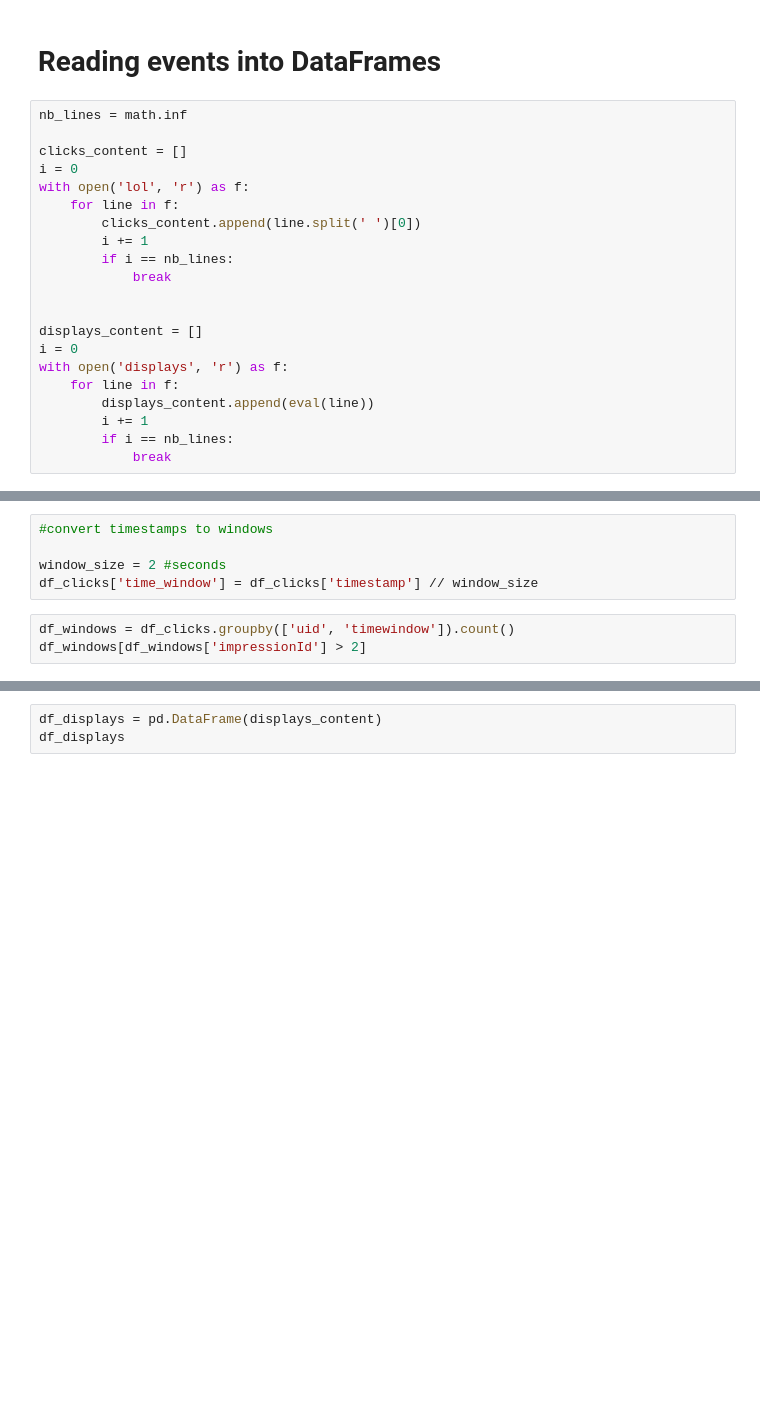
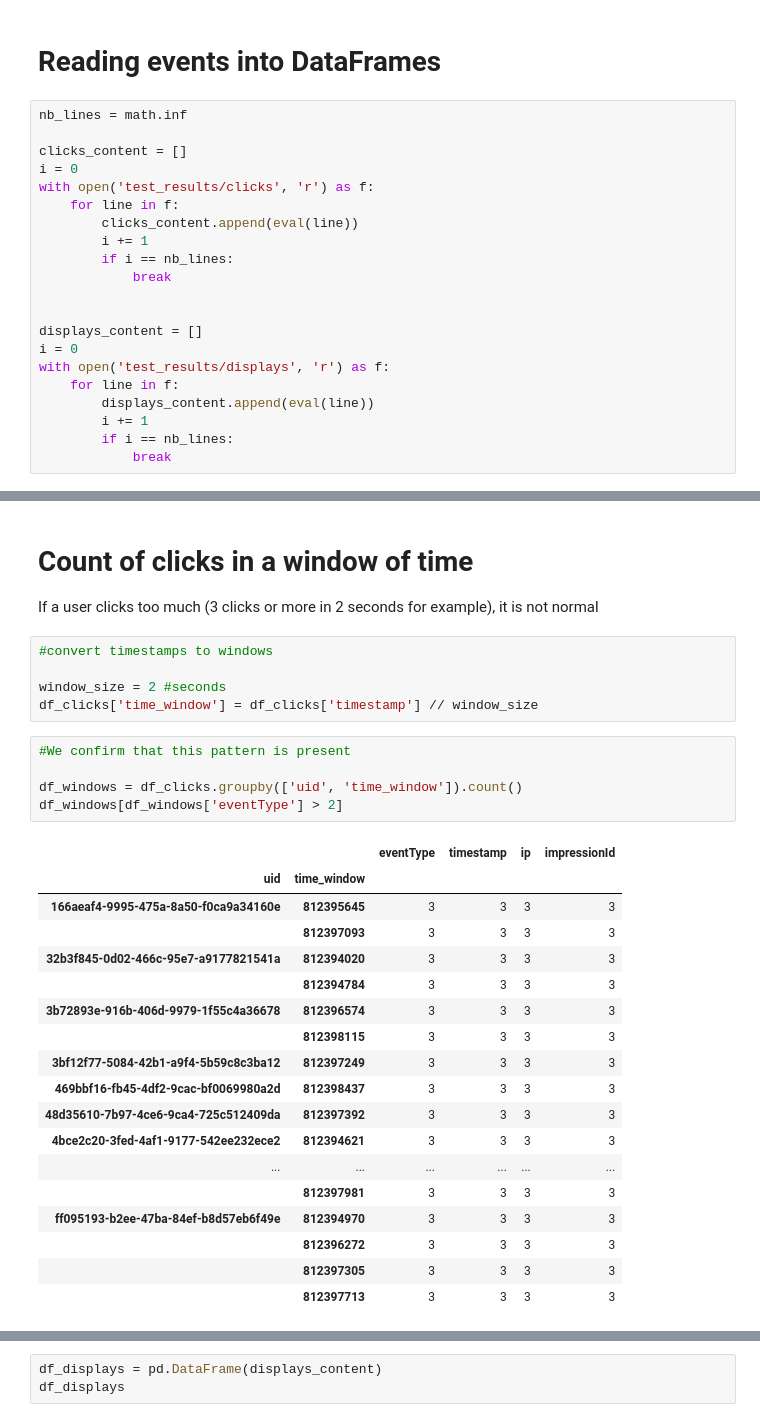
Before and after one commit to IsraMekki/ClickFraudDetection, a Jupyter notebook: offline_analysis.ipynb, the cells around one changed output, grey strips where cells are left out. Drawn from its saved outputs; the diff is of its cells as text; blank space fills up the shorter version.

```diff
--- a/offline_analysis.ipynb
+++ b/offline_analysis.ipynb
@@ -11,9 +11,9 @@ nb_lines = math.inf
 
 clicks_content = []
 i = 0
-with open('lol', 'r') as f:
+with open('test_results/clicks', 'r') as f:
     for line in f:
-        clicks_content.append(line.split(' ')[0])
+        clicks_content.append(eval(line))
         i += 1
         if i == nb_lines:
             break
@@ -21,7 +21,7 @@ with open('lol', 'r') as f:
 
 displays_content = []
 i = 0
-with open('displays', 'r') as f:
+with open('test_results/displays', 'r') as f:
     for line in f:
         displays_content.append(eval(line))
         i += 1
@@ -67,8 +86,33 @@ a[a['impressionId'] > 2]
+# %% [markdown]
+# Count of clicks in a window of time
+
+If a user clicks too much (3 clicks or more in 2 seconds for example), it is not normal
 # %%
 #convert timestamps to windows
 
 window_size = 2 #seconds
 df_clicks['time_window'] = df_clicks['timestamp'] // window_size
 # %%
-df_windows = df_clicks.groupby(['uid', 'timewindow']).count()
-df_windows[df_windows['impressionId'] > 2]
+#We confirm that this pattern is present
+
+df_windows = df_clicks.groupby(['uid', 'time_window']).count()
+df_windows[df_windows['eventType'] > 2]
+# %% [output]
+|  |  | eventType | timestamp | ip | impressionId |
+| uid | time_window |  |  |  |  |
+| 166aeaf4-9995-475a-8a50-f0ca9a34160e | 812395645 | 3 | 3 | 3 | 3 |
+|  | 812397093 | 3 | 3 | 3 | 3 |
+| 32b3f845-0d02-466c-95e7-a9177821541a | 812394020 | 3 | 3 | 3 | 3 |
+|  | 812394784 | 3 | 3 | 3 | 3 |
+| 3b72893e-916b-406d-9979-1f55c4a36678 | 812396574 | 3 | 3 | 3 | 3 |
+|  | 812398115 | 3 | 3 | 3 | 3 |
+| 3bf12f77-5084-42b1-a9f4-5b59c8c3ba12 | 812397249 | 3 | 3 | 3 | 3 |
+| 469bbf16-fb45-4df2-9cac-bf0069980a2d | 812398437 | 3 | 3 | 3 | 3 |
+| 48d35610-7b97-4ce6-9ca4-725c512409da | 812397392 | 3 | 3 | 3 | 3 |
+| 4bce2c20-3fed-4af1-9177-542ee232ece2 | 812394621 | 3 | 3 | 3 | 3 |
+| ... | ... | ... | ... | ... | ... |
+|  | 812397981 | 3 | 3 | 3 | 3 |
+| ff095193-b2ee-47ba-84ef-b8d57eb6f49e | 812394970 | 3 | 3 | 3 | 3 |
+|  | 812396272 | 3 | 3 | 3 | 3 |
+|  | 812397305 | 3 | 3 | 3 | 3 |
+|  | 812397713 | 3 | 3 | 3 | 3 |
```
Also changed, not shown: parts of 15 cells of this notebook.
